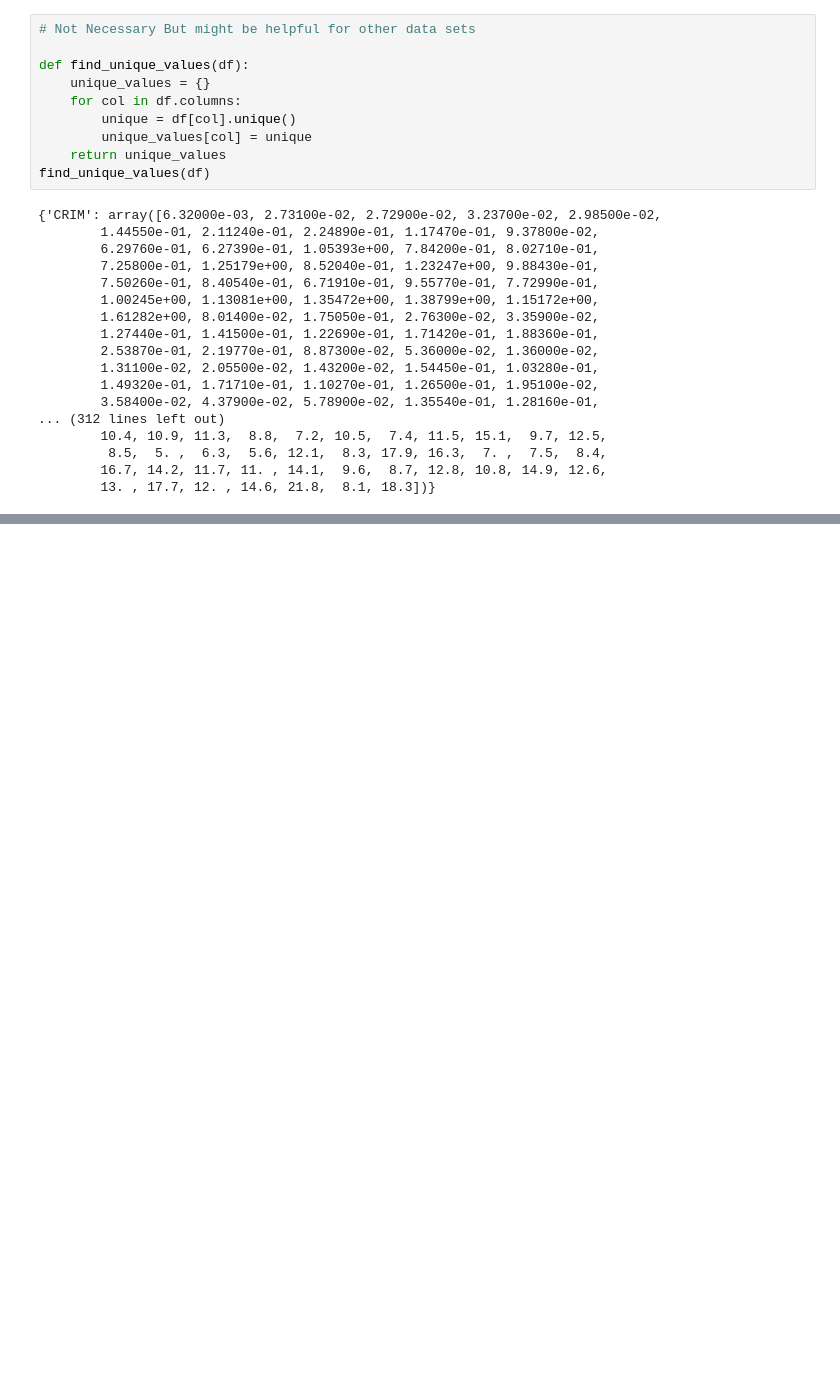
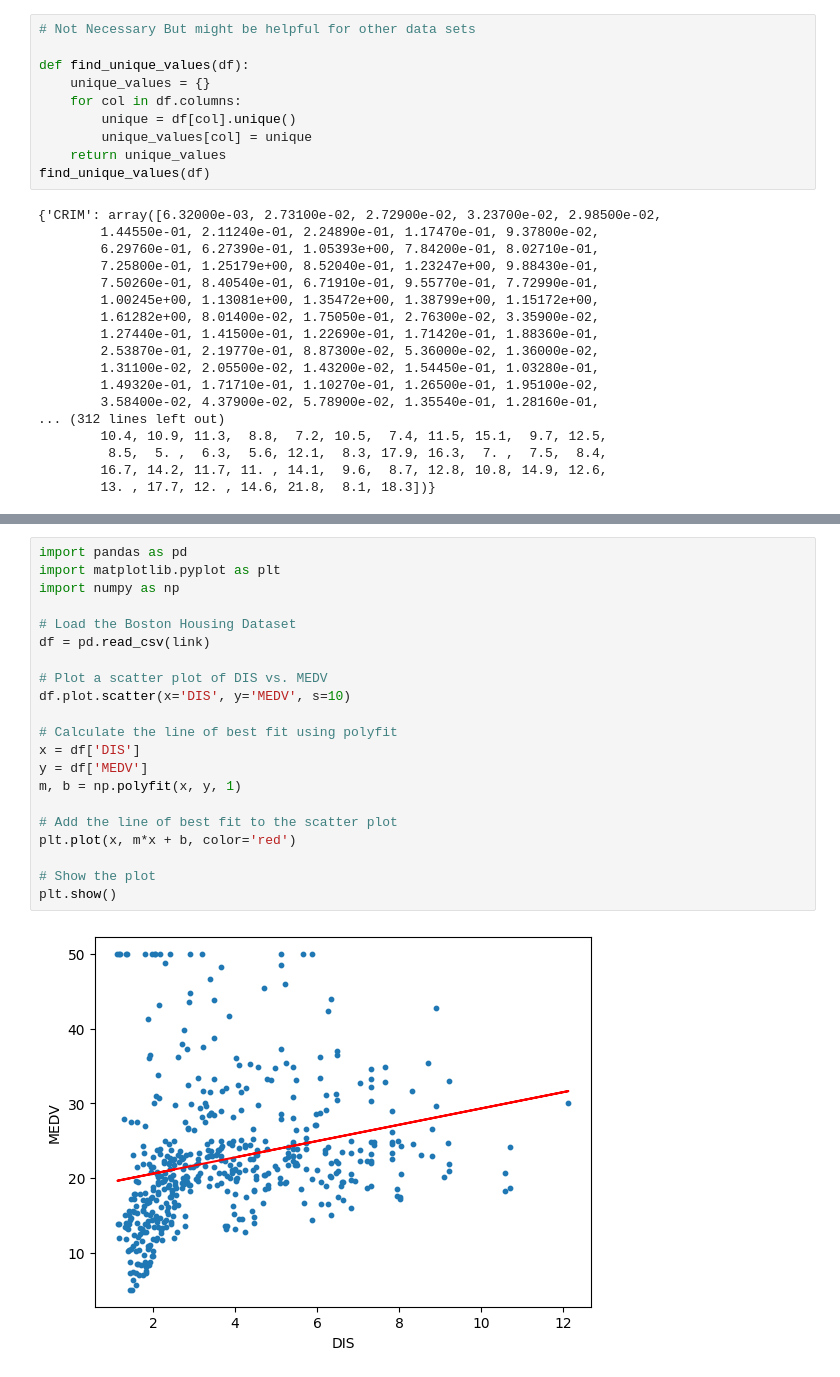
Before and after one commit to omkarpawar1430/Exploratory-Data-Analysis, a Jupyter notebook: Bostun Housing Data Set/bostun_housing_EDA.ipynb, the cells around one changed output, grey strips where cells are left out. Saved outputs shown, nothing was run; the diff lists cells and outputs as text; blank space fills up the shorter version.

Commit message:
Getting started with Boston

```diff
--- a/Bostun Housing Data Set/bostun_housing_EDA.ipynb
+++ b/Bostun Housing Data Set/bostun_housing_EDA.ipynb
@@ -239,0 +278,23 @@ find_unique_values(df)
+# %%
+import pandas as pd
+import matplotlib.pyplot as plt
+import numpy as np
+
+# Load the Boston Housing Dataset
+df = pd.read_csv(link)
+
+# Plot a scatter plot of DIS vs. MEDV
+df.plot.scatter(x='DIS', y='MEDV', s=10)
+
+# Calculate the line of best fit using polyfit
+x = df['DIS']
+y = df['MEDV']
+m, b = np.polyfit(x, y, 1)
+
+# Add the line of best fit to the scatter plot
+plt.plot(x, m*x + b, color='red')
+
+# Show the plot
+plt.show()
+# %% [output]
+[figure, added]
```
Also changed, not shown: parts of 8 cells of this notebook.
